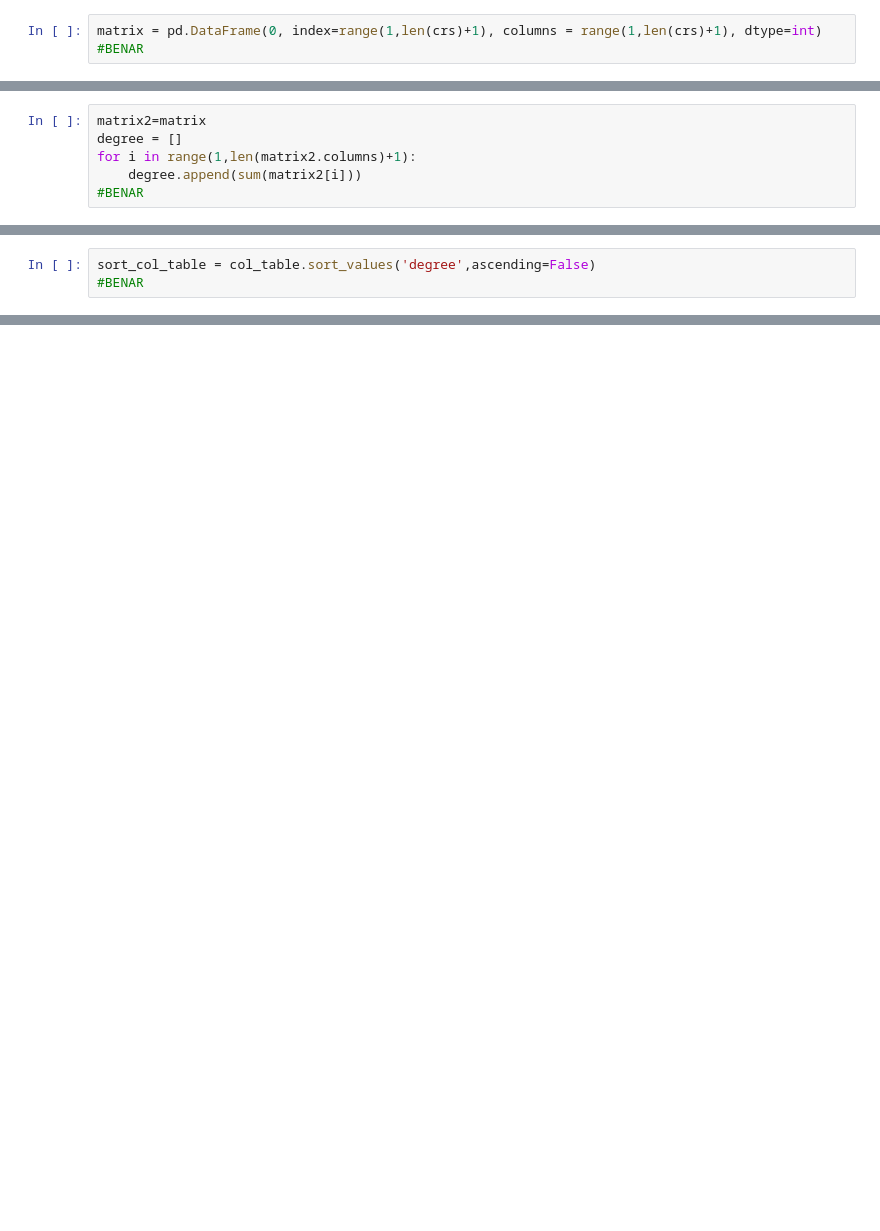
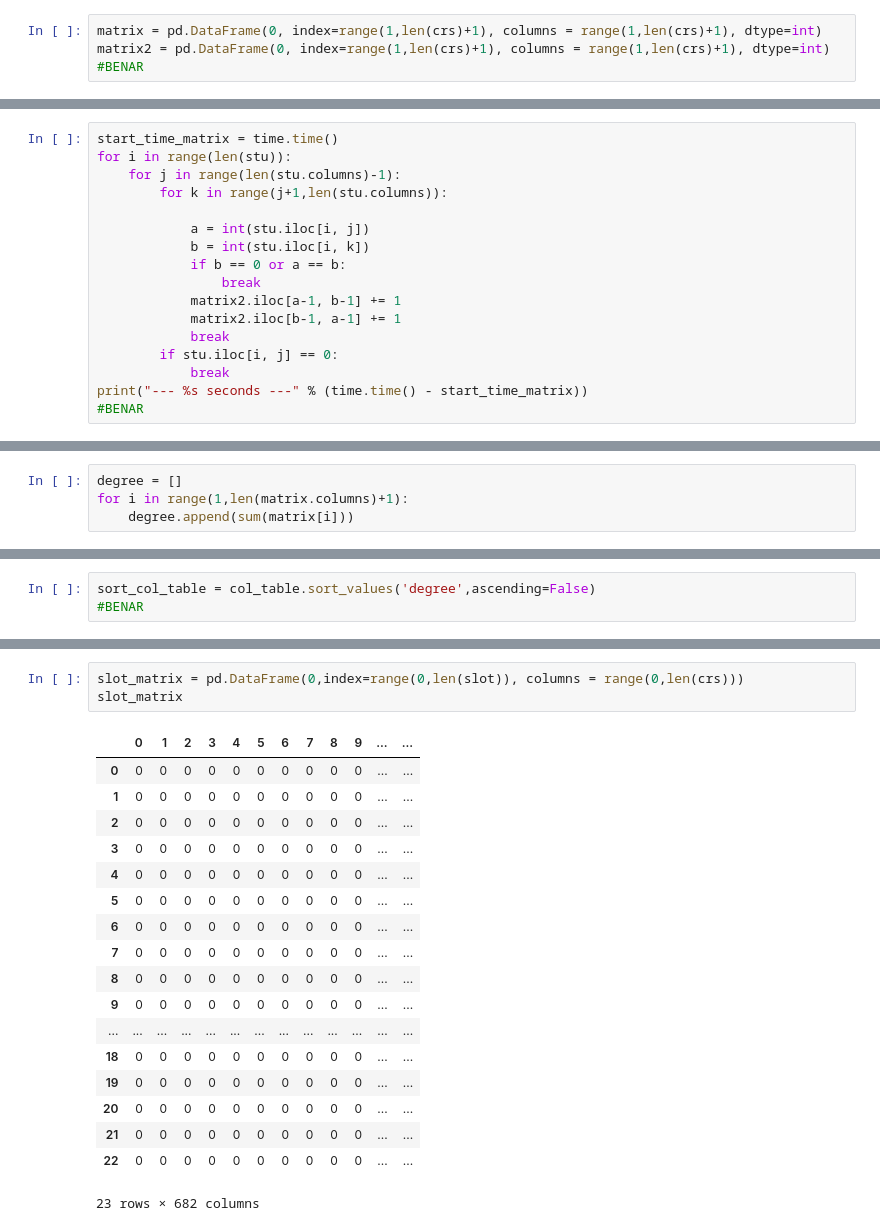
Before and after one commit to ropmoc/OKH, a Jupyter notebook: tt.ipynb, the cells around one changed output, grey strips where cells are left out. Cells and saved outputs as stored; diff of their text form; blank space fills up the shorter version.

```diff
--- a/tt.ipynb
+++ b/tt.ipynb
@@ -21,6 +24,7 @@ for i in range(len(stu.columns)):
 #BENAR
 # %%
 matrix = pd.DataFrame(0, index=range(1,len(crs)+1), columns = range(1,len(crs)+1), dtype=int)
+matrix2 = pd.DataFrame(0, index=range(1,len(crs)+1), columns = range(1,len(crs)+1), dtype=int)
 #BENAR
 # %%
 start_time_matrix = time.time()
@@ -42,6 +48,17 @@ print("--- %s seconds ---" % (time.time() - start_time_matrix))
-# %%
-matrix2=matrix
-degree = []
-for i in range(1,len(matrix2.columns)+1):
-    degree.append(sum(matrix2[i]))
-#BENAR
+# %%
+start_time_matrix = time.time()
+for i in range(len(stu)):
+    for j in range(len(stu.columns)-1):
+        for k in range(j+1,len(stu.columns)):
+
+            a = int(stu.iloc[i, j])
+            b = int(stu.iloc[i, k])
+            if b == 0 or a == b:
+                break
+            matrix2.iloc[a-1, b-1] += 1
+            matrix2.iloc[b-1, a-1] += 1
+            break
+        if stu.iloc[i, j] == 0:
+            break
+print("--- %s seconds ---" % (time.time() - start_time_matrix))
+#BENAR
@@ -61,3 +82,7 @@ print("--- %s seconds ---" % (time.time() - start_time))
+# %%
+degree = []
+for i in range(1,len(matrix.columns)+1):
+    degree.append(sum(matrix[i]))
 # %%
 crs_degree=[]
 for i in range(len(degree)):
@@ -96,0 +195,22 @@ slot
+# %%
+slot_matrix = pd.DataFrame(0,index=range(0,len(slot)), columns = range(0,len(crs)))
+slot_matrix
+# %% [output]
+|  | 0 | 1 | 2 | 3 | 4 | 5 | 6 | 7 | 8 | 9 | ... | ... |
+| 0 | 0 | 0 | 0 | 0 | 0 | 0 | 0 | 0 | 0 | 0 | ... | ... |
+| 1 | 0 | 0 | 0 | 0 | 0 | 0 | 0 | 0 | 0 | 0 | ... | ... |
+| 2 | 0 | 0 | 0 | 0 | 0 | 0 | 0 | 0 | 0 | 0 | ... | ... |
+| 3 | 0 | 0 | 0 | 0 | 0 | 0 | 0 | 0 | 0 | 0 | ... | ... |
+| 4 | 0 | 0 | 0 | 0 | 0 | 0 | 0 | 0 | 0 | 0 | ... | ... |
+| 5 | 0 | 0 | 0 | 0 | 0 | 0 | 0 | 0 | 0 | 0 | ... | ... |
+| 6 | 0 | 0 | 0 | 0 | 0 | 0 | 0 | 0 | 0 | 0 | ... | ... |
+| 7 | 0 | 0 | 0 | 0 | 0 | 0 | 0 | 0 | 0 | 0 | ... | ... |
+| 8 | 0 | 0 | 0 | 0 | 0 | 0 | 0 | 0 | 0 | 0 | ... | ... |
+| 9 | 0 | 0 | 0 | 0 | 0 | 0 | 0 | 0 | 0 | 0 | ... | ... |
+| ... | ... | ... | ... | ... | ... | ... | ... | ... | ... | ... | ... | ... |
+| 18 | 0 | 0 | 0 | 0 | 0 | 0 | 0 | 0 | 0 | 0 | ... | ... |
+| 19 | 0 | 0 | 0 | 0 | 0 | 0 | 0 | 0 | 0 | 0 | ... | ... |
+| 20 | 0 | 0 | 0 | 0 | 0 | 0 | 0 | 0 | 0 | 0 | ... | ... |
+| 21 | 0 | 0 | 0 | 0 | 0 | 0 | 0 | 0 | 0 | 0 | ... | ... |
+| 22 | 0 | 0 | 0 | 0 | 0 | 0 | 0 | 0 | 0 | 0 | ... | ... |
+23 rows × 682 columns
```
Also changed, not shown: parts of 26 cells of this notebook.
